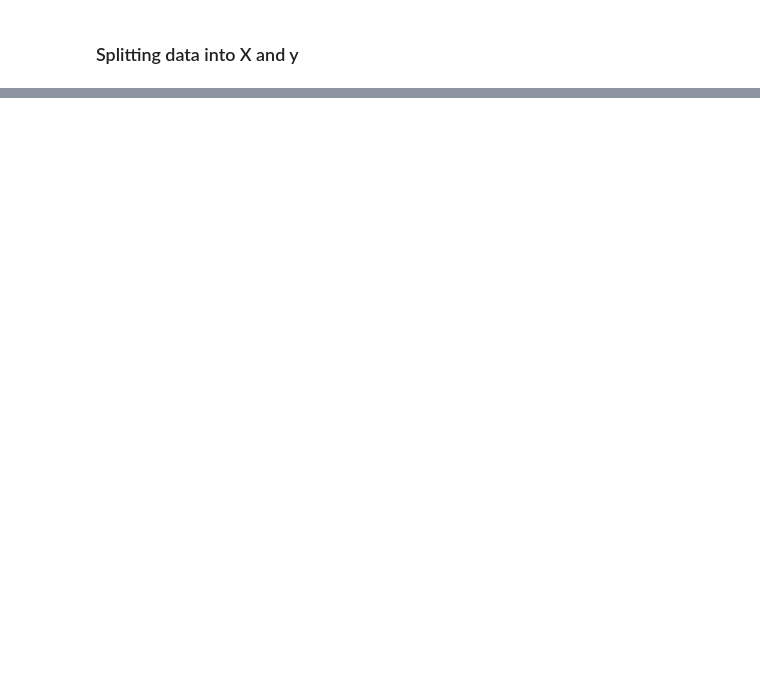
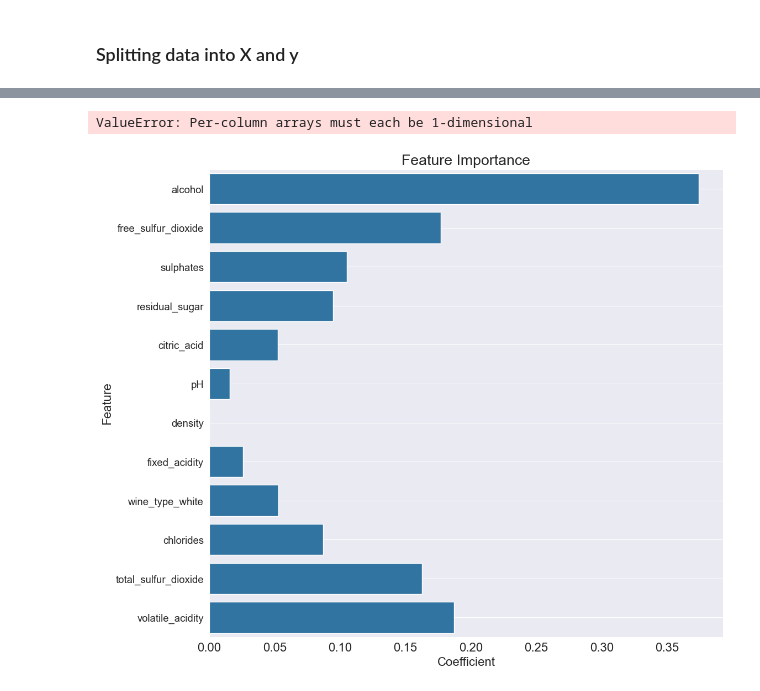
Before and after one commit to JKenny333/Mid_term_project, a Jupyter notebook: notebooks/Wine Preprocessing and Linear Regression.ipynb, the cells around one changed output, grey strips where cells are left out. Saved outputs shown, nothing was run; the diff lists cells and outputs as text; code cells hidden in the pictures; blank space fills up the shorter version.

```diff
--- a/notebooks/Wine Preprocessing and Linear Regression.ipynb
+++ b/notebooks/Wine Preprocessing and Linear Regression.ipynb
@@ -101,0 +125,5 @@ X_test_p= pd.DataFrame(pt.transform(X_test))
+# %%
+pt_y = PowerTransformer(method='yeo-johnson')
+pt_y.fit(y_train)
+y_train_p = pd.DataFrame(pt_y.transform(y_train))
+y_test_p = pd.DataFrame(pt_y.transform(y_test))
@@ -108,6 +142,2 @@ X_test_p= pd.DataFrame(pt.transform(X_test))
-# %%
-#Power Transform
-pt = PowerTransformer(method='yeo-johnson')
-pt.fit(X_train)
-X_train_p = pd.DataFrame(pt.transform(X_train))
-X_test_p= pd.DataFrame(pt.transform(X_test))
+# %%
+coefficients = linear_regression(X_train_p, X_test_p, y_train_p, y_test_p)
@@ -113,0 +154,30 @@ X_test_p= pd.DataFrame(pt.transform(X_test))
+# %%
+#getting feature names and coefficients
+feature_names = list(X_train.columns)
+#coefficients = [i for i in coefficients[0]]
+
+#creating feature importance dataframe
+fi_dict = {"name":feature_names,"coeff":coefficients}
+fi_df = pd.DataFrame(fi_dict)
+fi_df = fi_df.sort_values('coeff', ascending=False)
+
+#Getting absolute values
+fi_df_abs = fi_df['coeff'] = fi_df['coeff'].abs()
+#Sorting in descending order
+fi_df_abs = fi_df.sort_values('coeff', ascending=False)
+# %% [output]
+ValueError: Per-column arrays must each be 1-dimensional
+# %%
+#Feature importance plot for standardized data
+plt.figure(figsize=(12, 11))
+sns.set_style("darkgrid")
+sns.barplot(y="name", x="coeff", data=fi_df)
+plt.xlabel("Coefficient")
+plt.ylabel("Feature")
+plt.title("Feature Importance")
+plt.grid()
+plt.xticks()
+plt.yticks(fontsize='small')
+plt.show()
+# %% [output]
+[figure, added]
```
Also changed, not shown: parts of 14 cells of this notebook.
